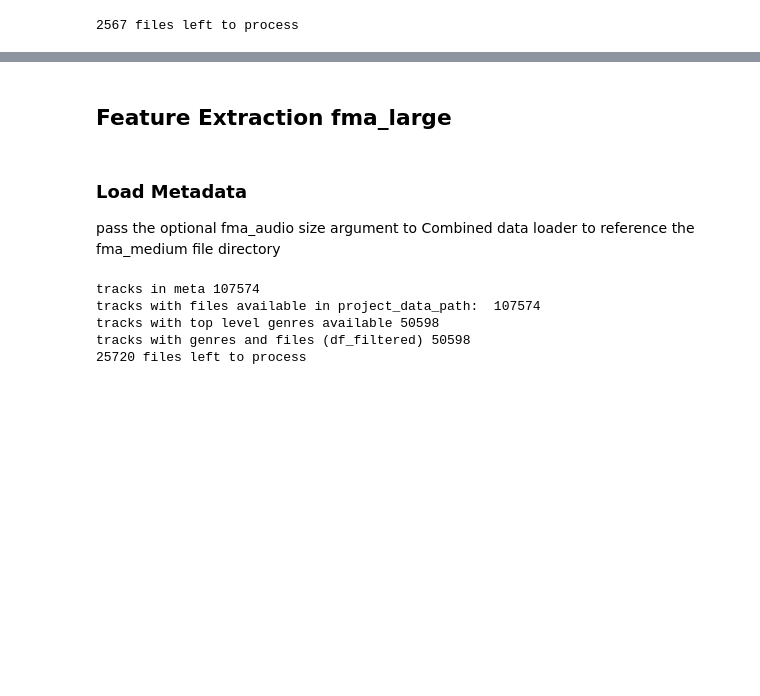
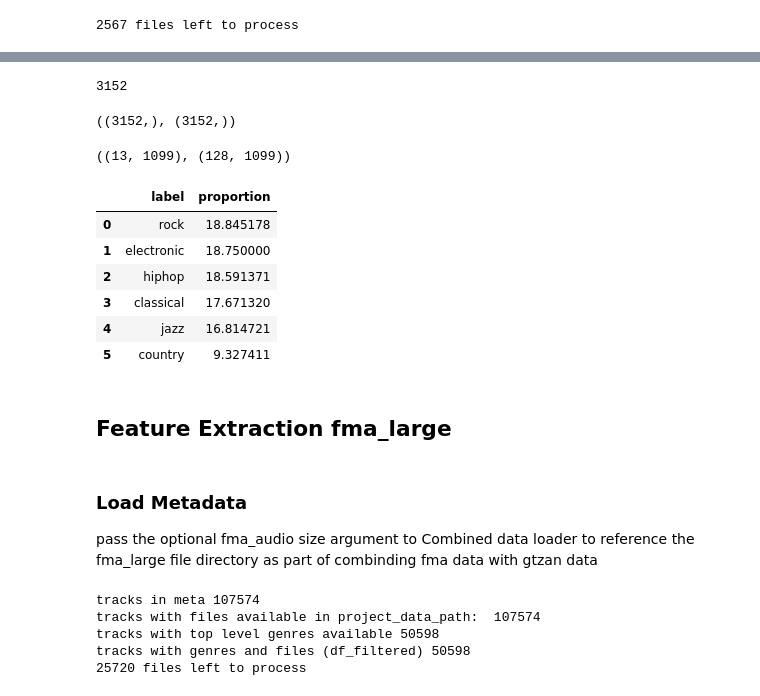
Before and after one commit to BMurp/music_modeling_capstone, a Jupyter notebook: notebooks/data_creation/create_modeling_data.ipynb, the cells around one changed output, grey strips where cells are left out. Saved outputs shown, nothing was run; the diff lists cells and outputs as text; code cells hidden in the pictures; blank space fills up the shorter version.

Commit message:
cleanup audio explorer

```diff
--- a/notebooks/data_creation/create_modeling_data.ipynb
+++ b/notebooks/data_creation/create_modeling_data.ipynb
@@ -80,0 +150,6 @@ batch_mfcc2.execute()
+# %%
+data_check = ModelDataLoader('006')
+# %%
+len(data_check.df)
+# %% [output]
+3152
@@ -81,8 +159,26 @@ batch_mfcc2.execute()
+# %%
+mfcc.shape, log_melspectrogram.shape
+# %% [output]
+((3152,), (3152,))
+# %%
+mfcc[0].shape, log_melspectrogram[0].shape
+# %% [output]
+((13, 1099), (128, 1099))
+# %%
+data_check.class_distribution
+# %% [output]
+|  | label | proportion |
+| 0 | rock | 18.845178 |
+| 1 | electronic | 18.750000 |
+| 2 | hiphop | 18.591371 |
+| 3 | classical | 17.671320 |
+| 4 | jazz | 16.814721 |
+| 5 | country | 9.327411 |
 # %% [markdown]
 ## Feature Extraction fma_large
 # %% [markdown]
 ### Load Metadata
-pass the optional fma_audio size argument to Combined data loader to reference the fma_medium file directory
+pass the optional fma_audio size argument to Combined data loader to reference the fma_large file directory as part of combinding fma data with gtzan data
 # %%
 #instantate data_loader and the dataframes it makes available
 data_loader = CombinedDataLoader('large')
```
Also changed, not shown: parts of 7 cells of this notebook, 1 other file.
